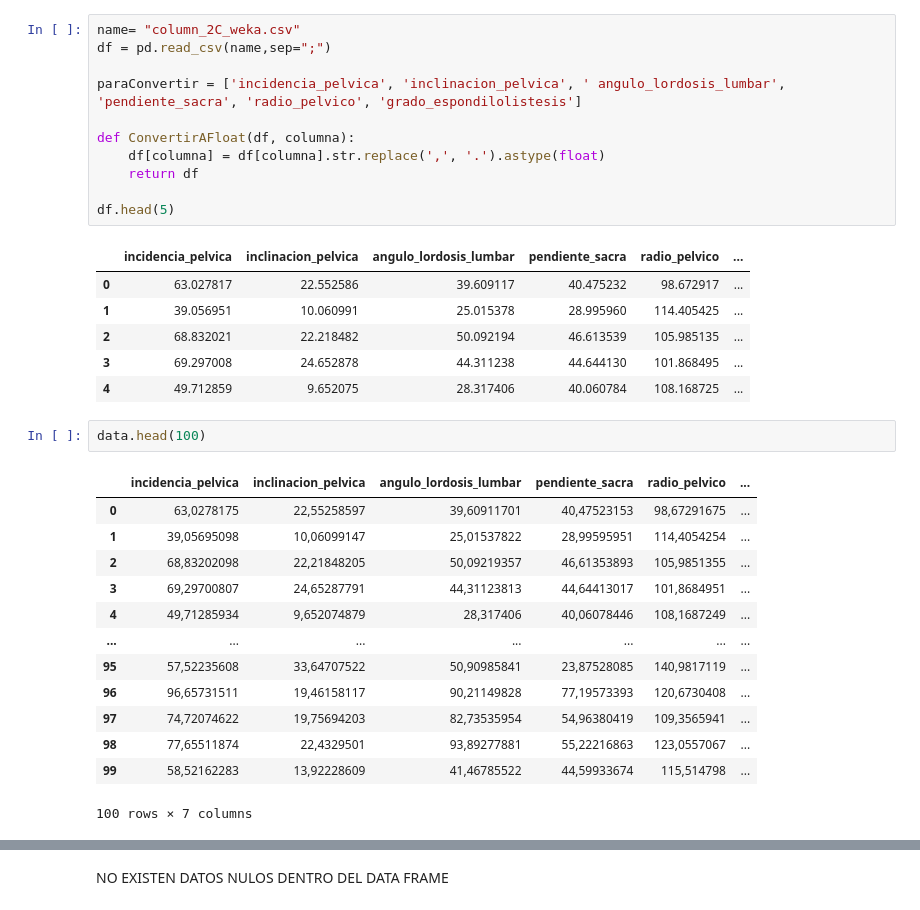
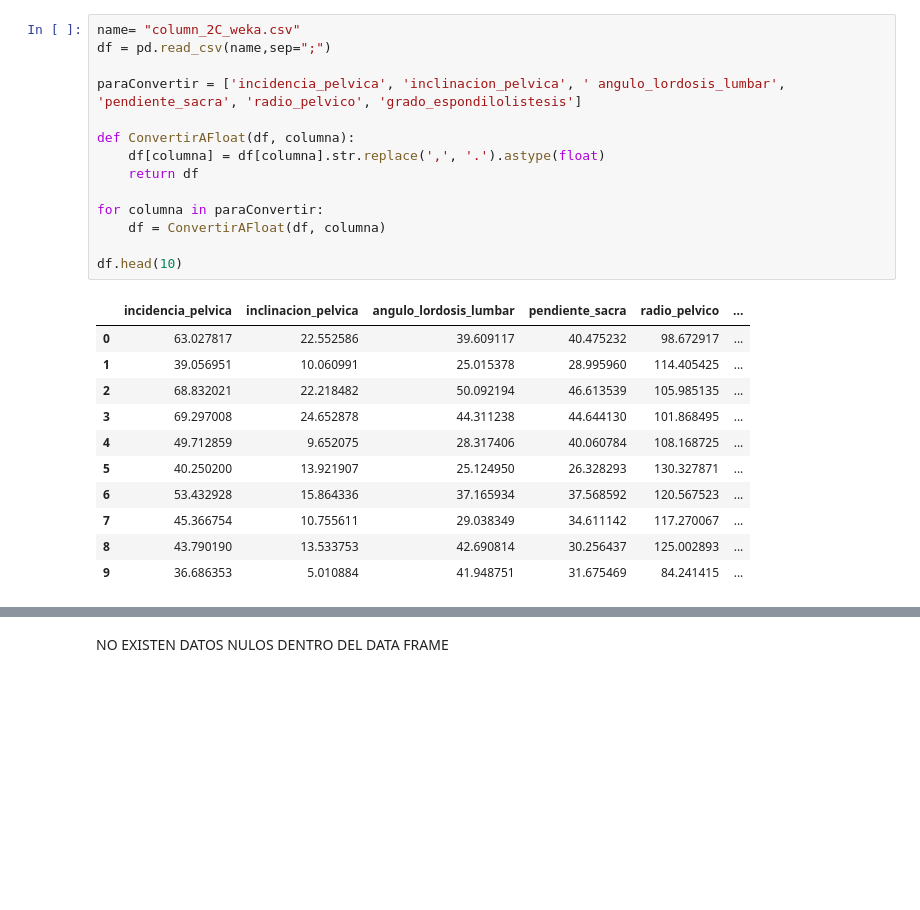
Before and after one commit to notGabo/ET_MachineLearning, a Jupyter notebook: et_ml.ipynb, the cells around one changed output, grey strips where cells are left out. Saved outputs shown, nothing was run; the diff lists cells and outputs as text; blank space fills up the shorter version.

```diff
--- a/et_ml.ipynb
+++ b/et_ml.ipynb
@@ -13,35 +13,27 @@ warnings.filterwarnings('ignore')
 # %%
 name= "column_2C_weka.csv"
 df = pd.read_csv(name,sep=";")
 
 paraConvertir = ['incidencia_pelvica', 'inclinacion_pelvica', ' angulo_lordosis_lumbar', 'pendiente_sacra', 'radio_pelvico', 'grado_espondilolistesis']
 
 def ConvertirAFloat(df, columna):
     df[columna] = df[columna].str.replace(',', '.').astype(float)
     return df
 
-df.head(5)
+for columna in paraConvertir:
+    df = ConvertirAFloat(df, columna)
+
+df.head(10)
 # %% [output]
 |  | incidencia_pelvica | inclinacion_pelvica | angulo_lordosis_lumbar | pendiente_sacra | radio_pelvico | ... |
 | 0 | 63.027817 | 22.552586 | 39.609117 | 40.475232 | 98.672917 | ... |
 | 1 | 39.056951 | 10.060991 | 25.015378 | 28.995960 | 114.405425 | ... |
 | 2 | 68.832021 | 22.218482 | 50.092194 | 46.613539 | 105.985135 | ... |
 | 3 | 69.297008 | 24.652878 | 44.311238 | 44.644130 | 101.868495 | ... |
 | 4 | 49.712859 | 9.652075 | 28.317406 | 40.060784 | 108.168725 | ... |
+| 5 | 40.250200 | 13.921907 | 25.124950 | 26.328293 | 130.327871 | ... |
+| 6 | 53.432928 | 15.864336 | 37.165934 | 37.568592 | 120.567523 | ... |
+| 7 | 45.366754 | 10.755611 | 29.038349 | 34.611142 | 117.270067 | ... |
+| 8 | 43.790190 | 13.533753 | 42.690814 | 30.256437 | 125.002893 | ... |
+| 9 | 36.686353 | 5.010884 | 41.948751 | 31.675469 | 84.241415 | ... |
-# %%
-data.head(100)
-# %% [output]
-|  | incidencia_pelvica | inclinacion_pelvica | angulo_lordosis_lumbar | pendiente_sacra | radio_pelvico | ... |
-| 0 | 63,0278175 | 22,55258597 | 39,60911701 | 40,47523153 | 98,67291675 | ... |
-| 1 | 39,05695098 | 10,06099147 | 25,01537822 | 28,99595951 | 114,4054254 | ... |
-| 2 | 68,83202098 | 22,21848205 | 50,09219357 | 46,61353893 | 105,9851355 | ... |
-| 3 | 69,29700807 | 24,65287791 | 44,31123813 | 44,64413017 | 101,8684951 | ... |
-| 4 | 49,71285934 | 9,652074879 | 28,317406 | 40,06078446 | 108,1687249 | ... |
-| ... | ... | ... | ... | ... | ... | ... |
-| 95 | 57,52235608 | 33,64707522 | 50,90985841 | 23,87528085 | 140,9817119 | ... |
-| 96 | 96,65731511 | 19,46158117 | 90,21149828 | 77,19573393 | 120,6730408 | ... |
-| 97 | 74,72074622 | 19,75694203 | 82,73535954 | 54,96380419 | 109,3565941 | ... |
-| 98 | 77,65511874 | 22,4329501 | 93,89277881 | 55,22216863 | 123,0557067 | ... |
-| 99 | 58,52162283 | 13,92228609 | 41,46785522 | 44,59933674 | 115,514798 | ... |
-100 rows × 7 columns
 # %%
```
Also changed, not shown: parts of 10 cells of this notebook.
